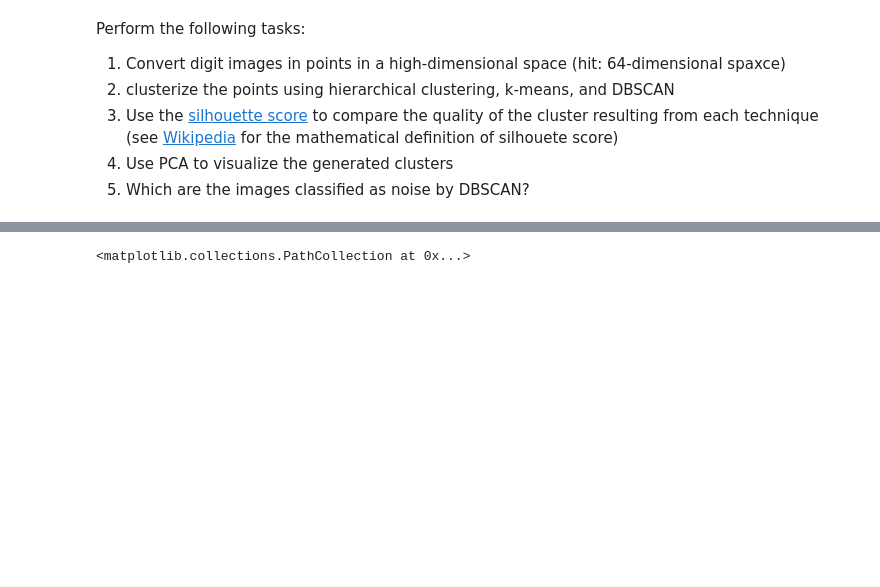
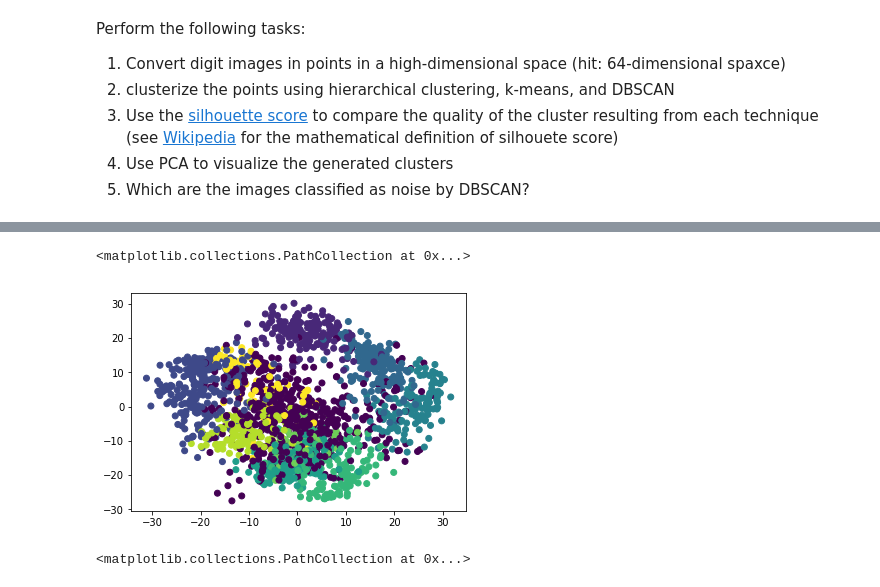
Before and after one commit to lucasmoschen/Machine_Learning_with_Python, a Jupyter notebook: Cluster/pynb/Machine_Learning_4_DS-Clustering-worked.ipynb, the cells around one changed output, grey strips where cells are left out. Cells and saved outputs as stored; diff of their text form; code cells hidden in the pictures; blank space fills up the shorter version.

```diff
--- a/Cluster/pynb/Machine_Learning_4_DS-Clustering-worked.ipynb
+++ b/Cluster/pynb/Machine_Learning_4_DS-Clustering-worked.ipynb
@@ -167,3 +199,9 @@ AttributeError: 'KMeans' object has no attribute 'X'
+# %%
+dbscan_pca = PCA(n_components=2).fit_transform(points)
+plt.scatter(dbscan_pca[:,0],dbscan_pca[:,1],c=dbscan.labels_)
+# %% [output]
+<matplotlib.collections.PathCollection at 0x...>
+[figure, added]
 # %%
 # computing PCA
 
```
Also changed, not shown: parts of 12 cells of this notebook.
